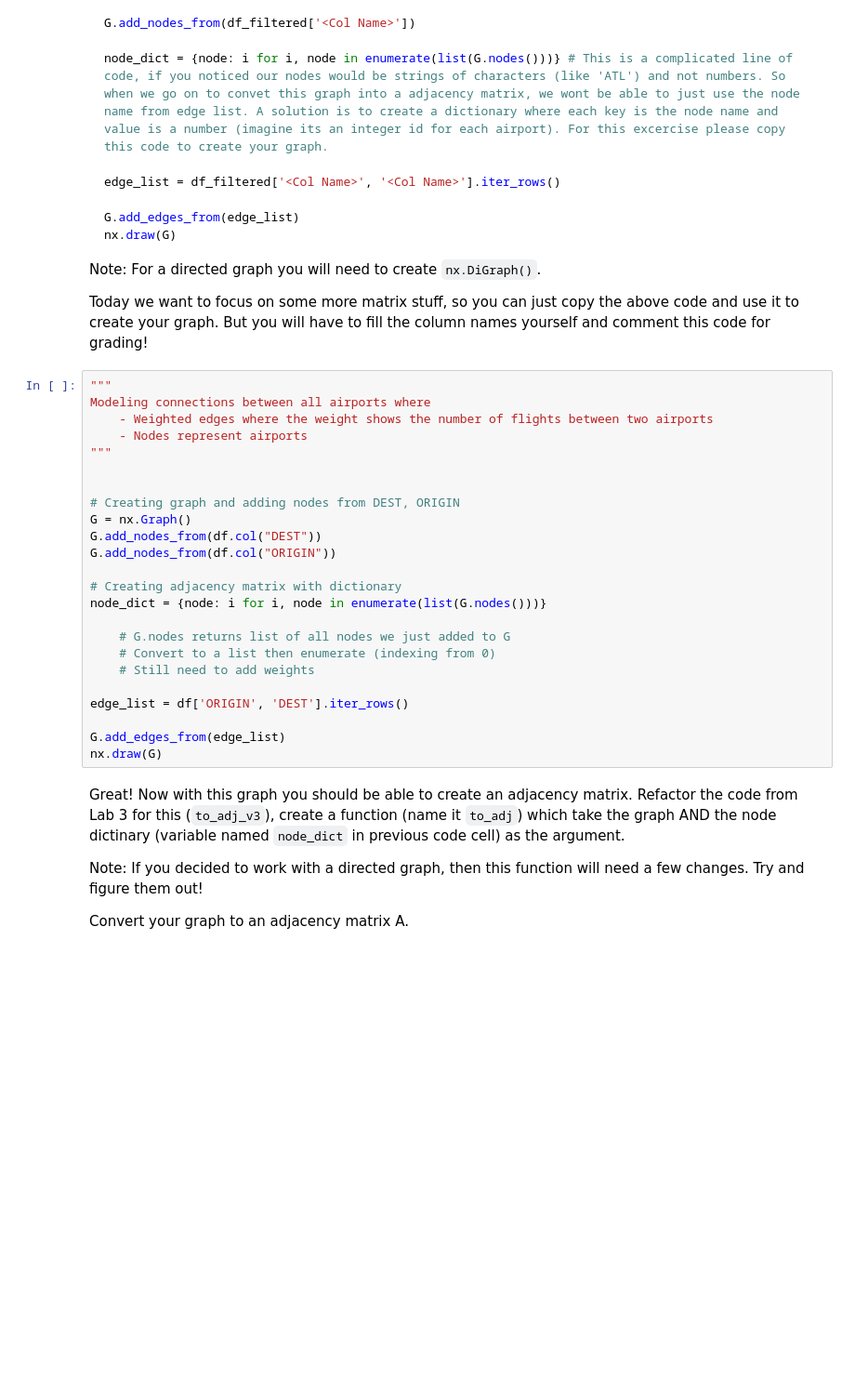
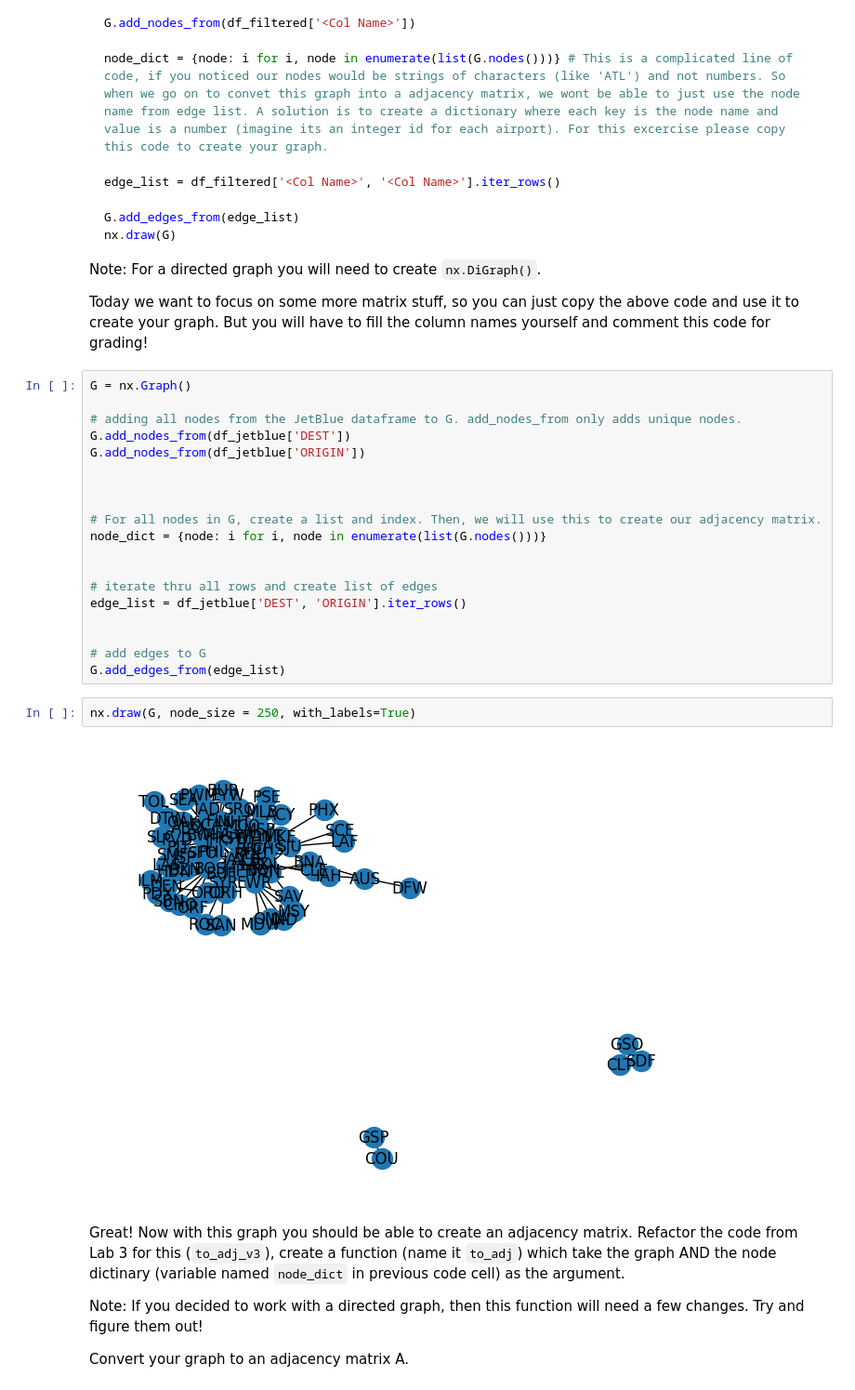
Before and after one commit to pmehta17/bio4559, a Jupyter notebook: lab4/lab4.ipynb, the cells around one changed output. Shown at 93% size. Drawn from its saved outputs; the diff is of its cells as text; blank space fills up the shorter version.

```diff
--- a/lab4/lab4.ipynb
+++ b/lab4/lab4.ipynb
@@ -134,30 +134,29 @@ nx.draw(G)
 Note: For a directed graph you will need to create `nx.DiGraph()`.
 
 Today we want to focus on some more matrix stuff, so you can just copy the above code and use it to create your graph. But you will have to fill the column names yourself and comment this code for grading!
-# %%
-"""
-Modeling connections between all airports where
-    - Weighted edges where the weight shows the number of flights between two airports
-    - Nodes represent airports
-"""
-
-
-# Creating graph and adding nodes from DEST, ORIGIN
-G = nx.Graph()
-G.add_nodes_from(df.col("DEST"))
-G.add_nodes_from(df.col("ORIGIN"))
-
-# Creating adjacency matrix with dictionary
-node_dict = {node: i for i, node in enumerate(list(G.nodes()))}
-
-    # G.nodes returns list of all nodes we just added to G
-    # Convert to a list then enumerate (indexing from 0)
-    # Still need to add weights
-
-edge_list = df['ORIGIN', 'DEST'].iter_rows()
-
-G.add_edges_from(edge_list)
-nx.draw(G)
+# %%
+G = nx.Graph()
+
+# adding all nodes from the JetBlue dataframe to G. add_nodes_from only adds unique nodes.
+G.add_nodes_from(df_jetblue['DEST'])
+G.add_nodes_from(df_jetblue['ORIGIN'])
+
+
+
+# For all nodes in G, create a list and index. Then, we will use this to create our adjacency matrix.
+node_dict = {node: i for i, node in enumerate(list(G.nodes()))}
+
+
+# iterate thru all rows and create list of edges
+edge_list = df_jetblue['DEST', 'ORIGIN'].iter_rows()
+
+
+# add edges to G
+G.add_edges_from(edge_list)
+# %%
+nx.draw(G, node_size = 250, with_labels=True)
+# %% [output]
+[figure, added]
 # %% [markdown]
 Great! Now with this graph you should be able to create an adjacency matrix. Refactor the code from Lab 3 for this (`to_adj_v3`), create a function (name it `to_adj`) which take the graph AND the node dictinary (variable named `node_dict` in previous code cell) as the argument.
 
```
Also changed, not shown: parts of 7 cells of this notebook.
